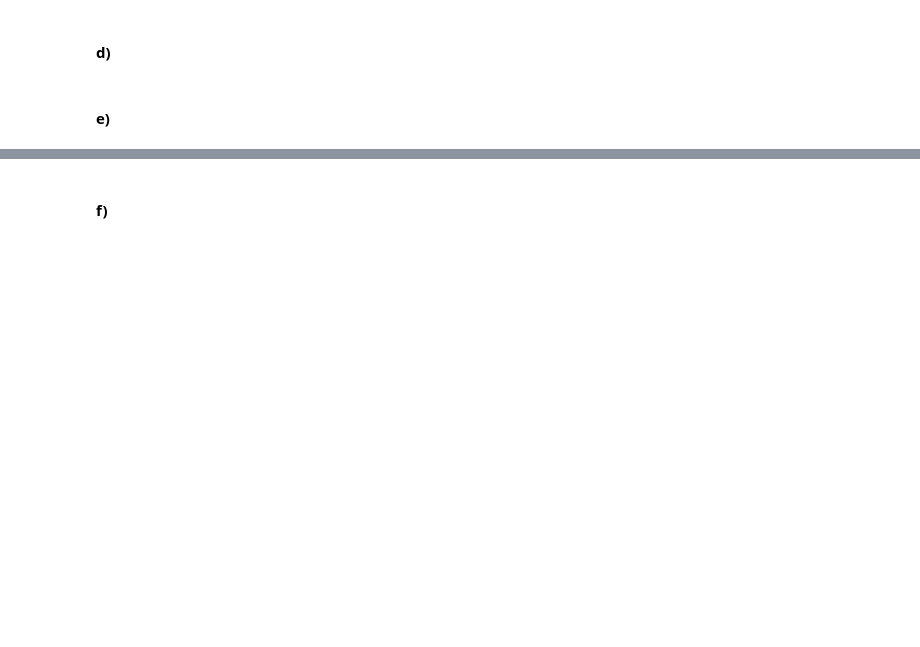
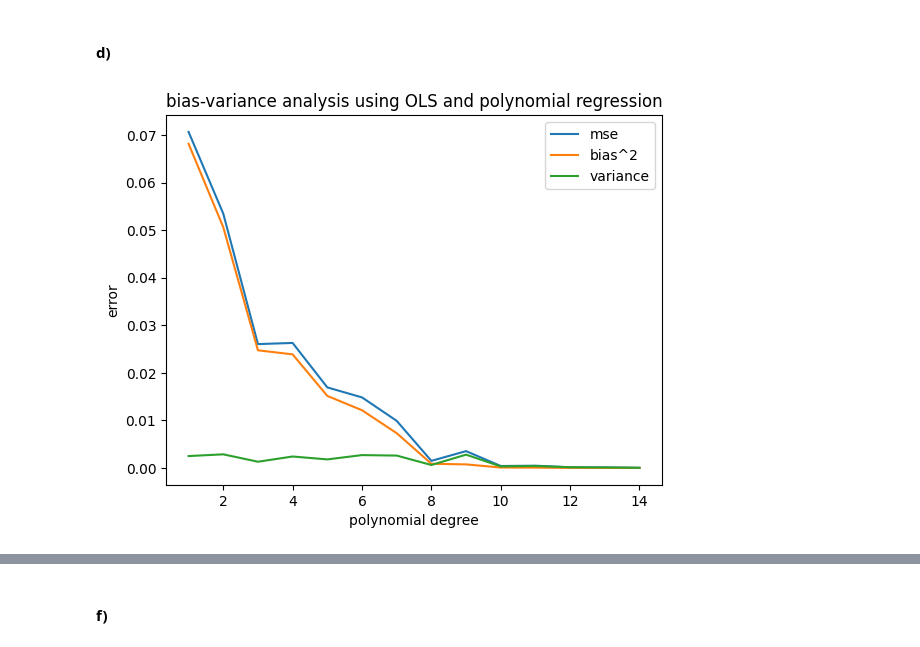
Before and after one commit to egil10/fys-stk3155, a Jupyter notebook: w38/exercises38.ipynb, the cells around one changed output, grey strips where cells are left out. Drawn from its saved outputs; the diff is of its cells as text; code cells hidden in the pictures; blank space fills up the shorter version.

```diff
--- a/w38/exercises38.ipynb
+++ b/w38/exercises38.ipynb
@@ -118,2 +229,19 @@ As such for any $\lambda>0$ Ridge is biased $\mathbb{E}[\hat{\beta}_{\text{Ridge
 # %% [markdown]
 #### c)
+# %%
+import numpy as np
+
+n = 100
+bootstraps = 1000
+
+targets = np.random.rand(bootstraps, n)
+
+predictions_c = np.tile(targets.mean(axis=0), (bootstraps, 1)) + np.random.randn(bootstraps, n) * 5
+
+mse_c = np.mean((predictions_c - targets)**2)
+bias_c = np.mean((np.mean(predictions_c, axis=0) - targets.mean(axis=0))**2)
+variance_c = np.mean(np.var(predictions_c, axis=0))
+
+print(f"mse_c: {mse_c:.2f}")
+print(f"bias_c: {bias_c:.2f}")
+print(f"variance_c: {variance_c:.2f}")
@@ -120,4 +252,2 @@ As such for any $\lambda>0$ Ridge is biased $\mathbb{E}[\hat{\beta}_{\text{Ridge
 # %% [markdown]
 #### d)
-# %% [markdown]
-#### e)
@@ -123,0 +261,60 @@ As such for any $\lambda>0$ Ridge is biased $\mathbb{E}[\hat{\beta}_{\text{Ridge
+# %%
+np.random.seed(1705)
+
+n = 100
+bootstraps = 1000
+
+x = np.linspace(-3, 3, n)
+y = np.exp(-(x**2)) + 1.5 * np.exp(-((x - 2) ** 2)) + np.random.normal(0, 0.1)
+
+biases = []
+variances = []
+mses = []
+
+for p in range(1, 15):
+    # design matrix (scaled to [-1,1] for stability)
+    X = (x / 3.0).reshape(-1, 1)
+
+    # fixed train/test split for this degree
+    X_train, X_test, y_train, y_test = train_test_split(X, y, test_size=0.25, random_state=1)
+
+    poly = PolynomialFeatures(degree=p, include_bias=True)
+    X_train_p = poly.fit_transform(X_train)
+    X_test_p  = poly.transform(X_test)
+
+    # storage for bootstrap predictions on the same test set
+    predictions = np.empty((bootstraps, y_test.shape[0]))
+    targets     = np.tile(y_test, (bootstraps, 1))
+
+    for b in range(bootstraps):
+        # bootstrap resample the training set
+        X_train_re, y_train_re = resample(X_train_p, y_train, replace=True, random_state=None)
+
+        # fit model on resampled data
+        model = LinearRegression(fit_intercept=False)
+        model.fit(X_train_re, y_train_re)
+
+        # predict on fixed test set
+        predictions[b, :] = model.predict(X_test_p)
+
+    # bias-variance decomposition on test set
+    mse      = np.mean(np.mean((predictions - targets)**2, axis=0))
+    bias2    = np.mean((np.mean(predictions, axis=0) - y_test)**2)
+    variance = np.mean(np.var(predictions, axis=0))
+
+    biases.append(bias2)
+    variances.append(variance)
+    mses.append(mse)
+
+# plot
+plt.figure()
+plt.plot(range(1, 15), mses, label="mse")
+plt.plot(range(1, 15), biases, label="bias^2")
+plt.plot(range(1, 15), variances, label="variance")
+plt.xlabel("polynomial degree")
+plt.ylabel("error")
+plt.title("bias-variance analysis using OLS and polynomial regression")
+plt.legend()
+plt.show()
+# %% [output]
+[figure, added]
```
Also changed, not shown: parts of 10 cells of this notebook.
